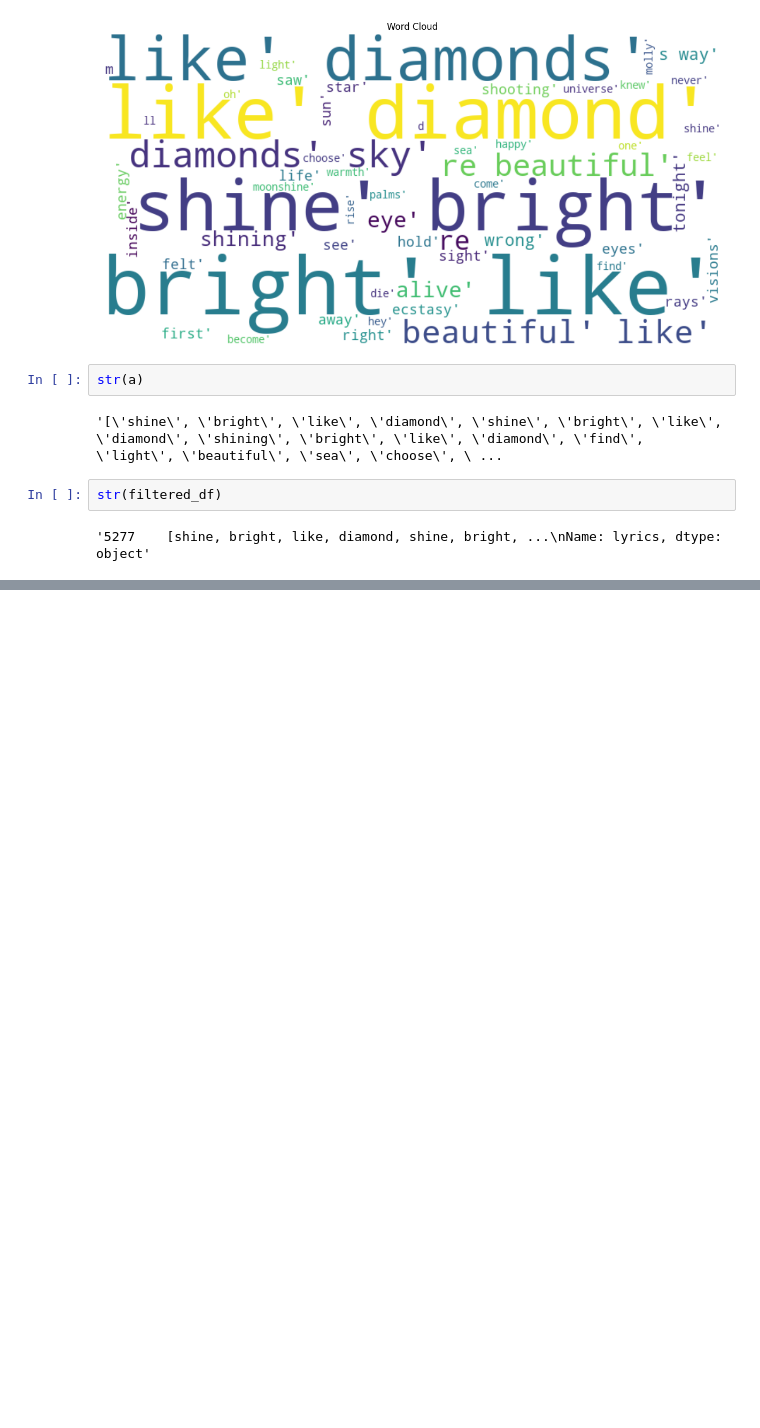
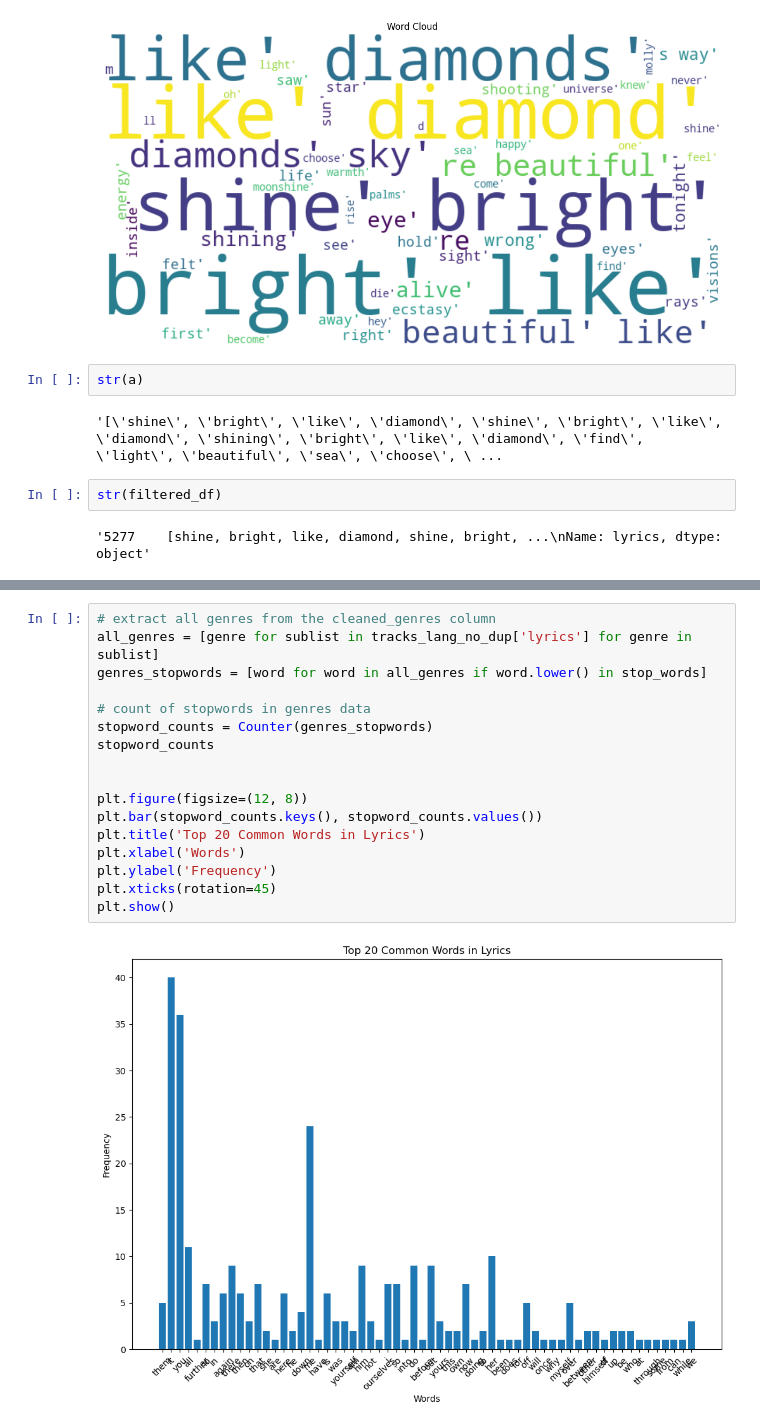
Before and after one commit to merve017/spotify_nlp, a Jupyter notebook: get_language.ipynb, the cells around one changed output, grey strips where cells are left out. Saved outputs shown, nothing was run; the diff lists cells and outputs as text; blank space fills up the shorter version.

```diff
--- a/get_language.ipynb
+++ b/get_language.ipynb
@@ -271,0 +352,19 @@ str(filtered_df)
+# %%
+# extract all genres from the cleaned_genres column
+all_genres = [genre for sublist in tracks_lang_no_dup['lyrics'] for genre in sublist]
+genres_stopwords = [word for word in all_genres if word.lower() in stop_words]
+
+# count of stopwords in genres data
+stopword_counts = Counter(genres_stopwords)
+stopword_counts
+
+
+plt.figure(figsize=(12, 8))
+plt.bar(stopword_counts.keys(), stopword_counts.values())
+plt.title('Top 20 Common Words in Lyrics')
+plt.xlabel('Words')
+plt.ylabel('Frequency')
+plt.xticks(rotation=45)
+plt.show()
+# %% [output]
+[figure, added]
```
Also changed, not shown: parts of 17 cells of this notebook, 2 other files.
